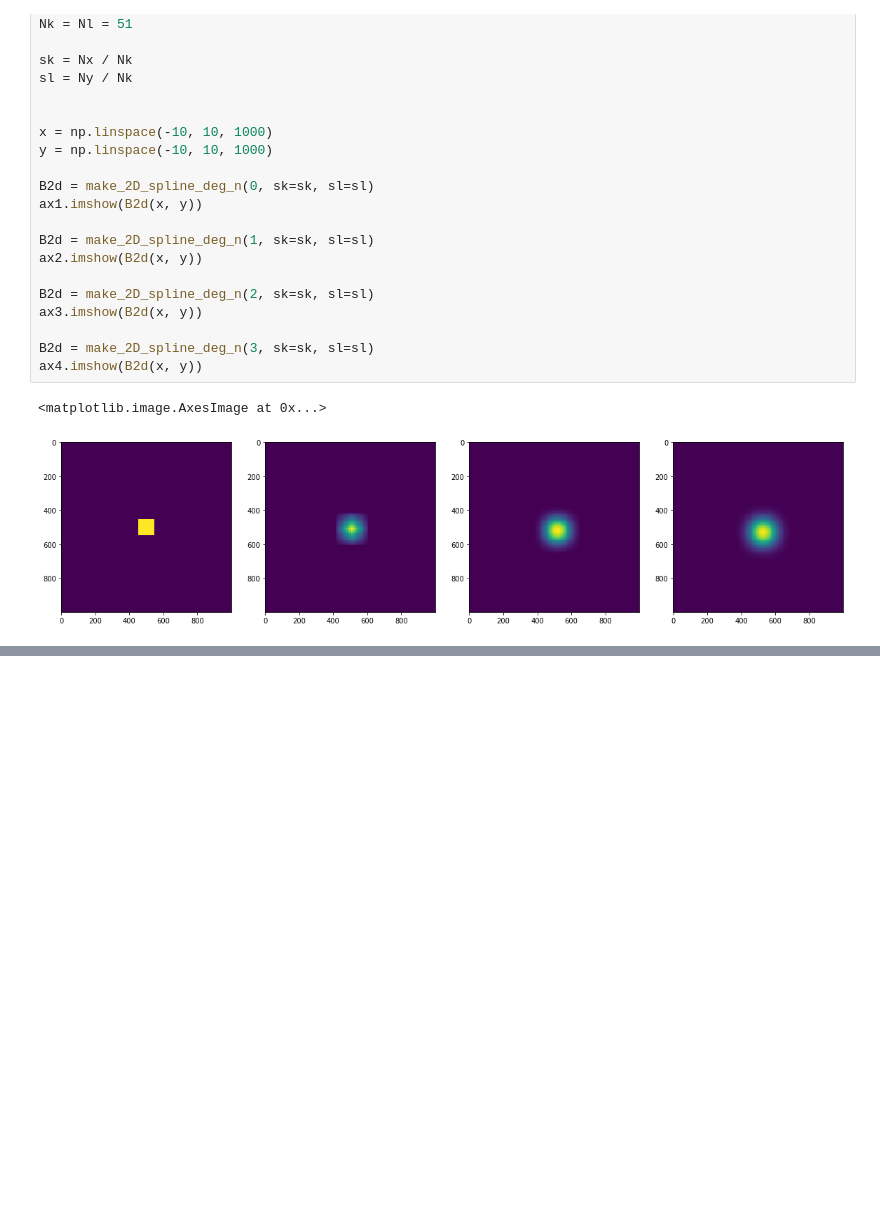
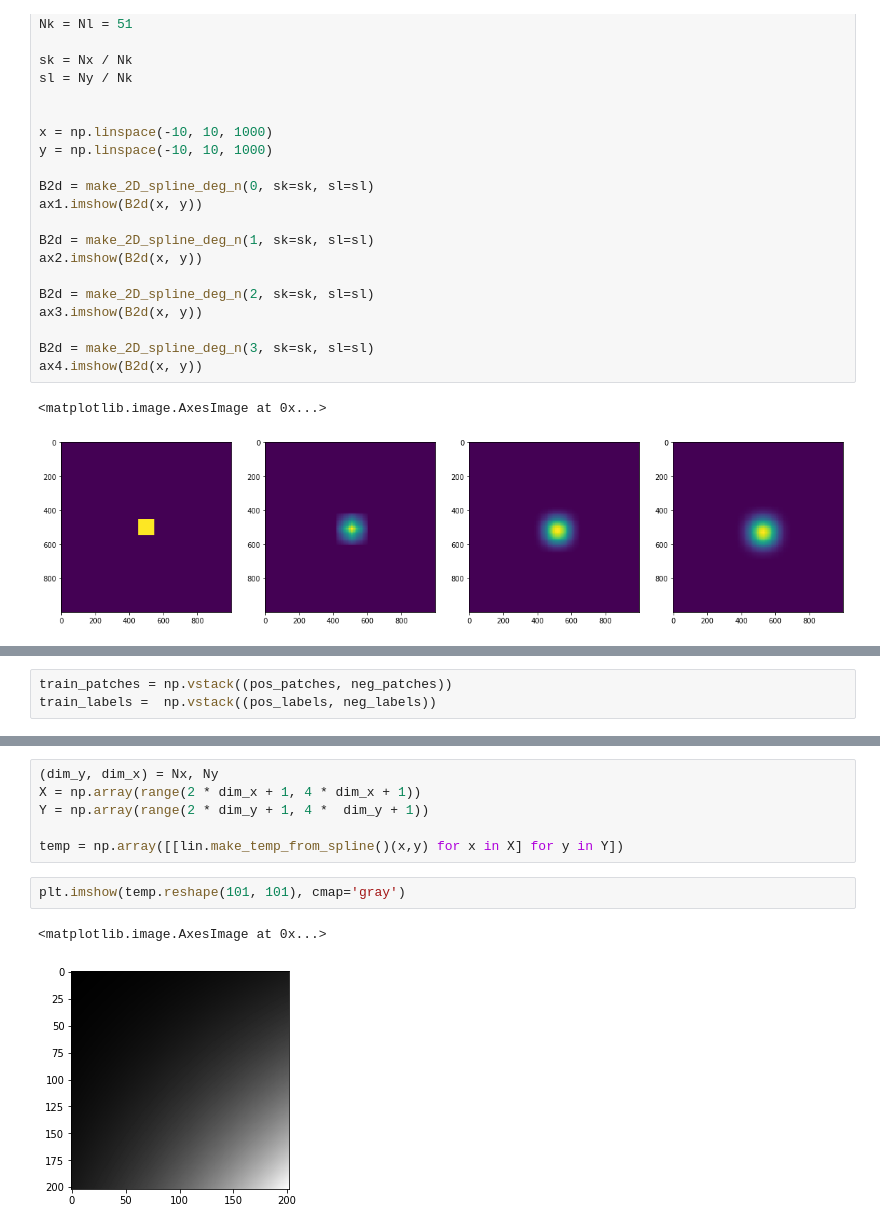
Before and after one commit to pierreglaser/templatematching-mva, a Jupyter notebook: notebooks/train.ipynb, the cells around one changed output, grey strips where cells are left out. Drawn from its saved outputs; the diff is of its cells as text; blank space fills up the shorter version.

```diff
--- a/notebooks/train.ipynb
+++ b/notebooks/train.ipynb
@@ -172,3 +214,6 @@ class LinRegR2(object):
+# %%
+train_patches = np.vstack((pos_patches, neg_patches))
+train_labels =  np.vstack((pos_labels, neg_labels))
 # %%
 
 lin = LinRegR2()
@@ -182,0 +242,11 @@ lin.S_matrix.shape
+# %%
+(dim_y, dim_x) = Nx, Ny
+X = np.array(range(2 * dim_x + 1, 4 * dim_x + 1))
+Y = np.array(range(2 * dim_y + 1, 4 *  dim_y + 1))
+
+temp = np.array([[lin.make_temp_from_spline()(x,y) for x in X] for y in Y])
+# %%
+plt.imshow(temp.reshape(101, 101), cmap='gray')
+# %% [output]
+<matplotlib.image.AxesImage at 0x...>
+[figure, added]
```
Also changed, not shown: parts of 21 cells of this notebook.
